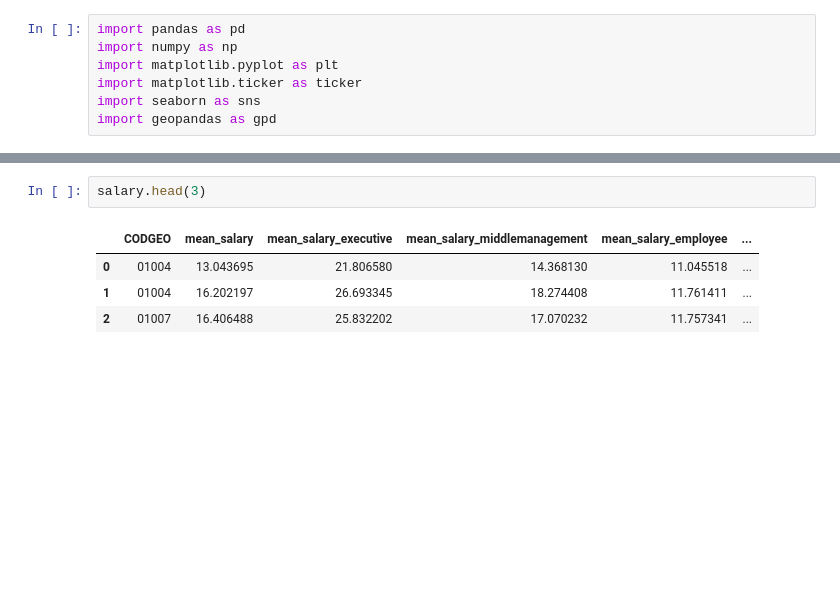
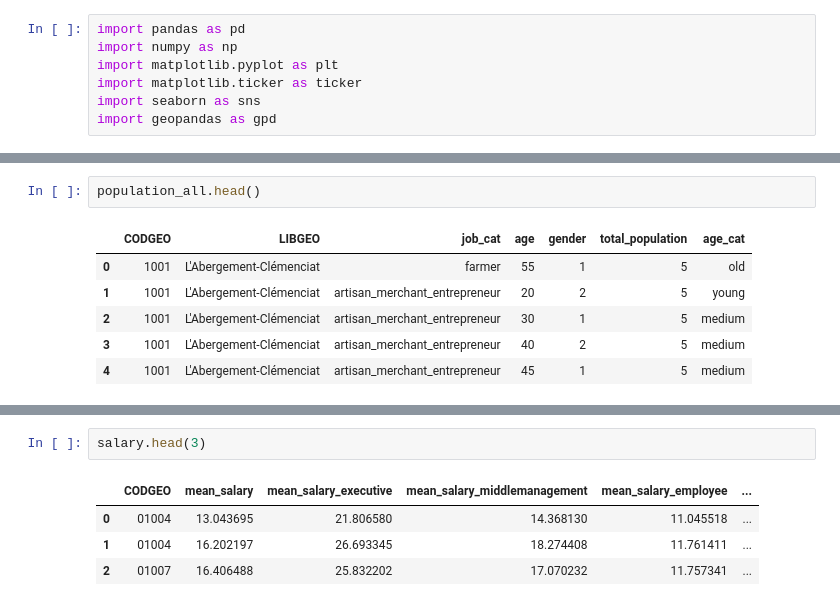
Before and after one commit to steprag/fp_finale_project, a Jupyter notebook: main/fp_dataexploring.ipynb, the cells around one changed output, grey strips where cells are left out. Saved outputs shown, nothing was run; the diff lists cells and outputs as text; blank space fills up the shorter version.

```diff
--- a/main/fp_dataexploring.ipynb
+++ b/main/fp_dataexploring.ipynb
@@ -22,3 +34,12 @@ population.head(3)
+# %%
+population_all.head()
+# %% [output]
+|  | CODGEO | LIBGEO | job_cat | age | gender | total_population | age_cat |
+| 0 | 1001 | L'Abergement-Clémenciat | farmer | 55 | 1 | 5 | old |
+| 1 | 1001 | L'Abergement-Clémenciat | artisan_merchant_entrepreneur | 20 | 2 | 5 | young |
+| 2 | 1001 | L'Abergement-Clémenciat | artisan_merchant_entrepreneur | 30 | 1 | 5 | medium |
+| 3 | 1001 | L'Abergement-Clémenciat | artisan_merchant_entrepreneur | 40 | 2 | 5 | medium |
+| 4 | 1001 | L'Abergement-Clémenciat | artisan_merchant_entrepreneur | 45 | 1 | 5 | medium |
 # %%
 population.info()
 # %% [output]
```
Also changed, not shown: parts of 14 cells of this notebook, 30 other files.
